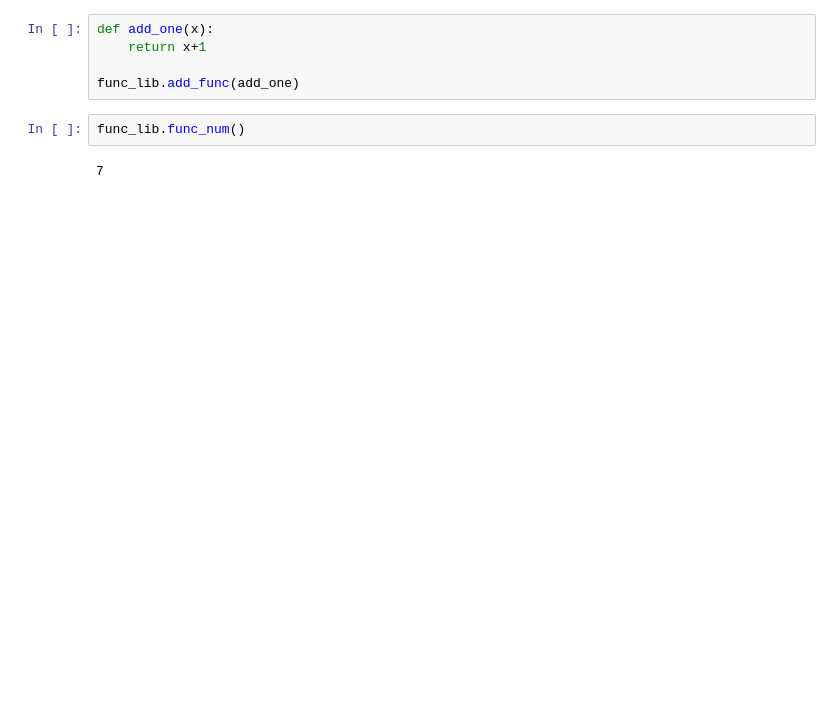
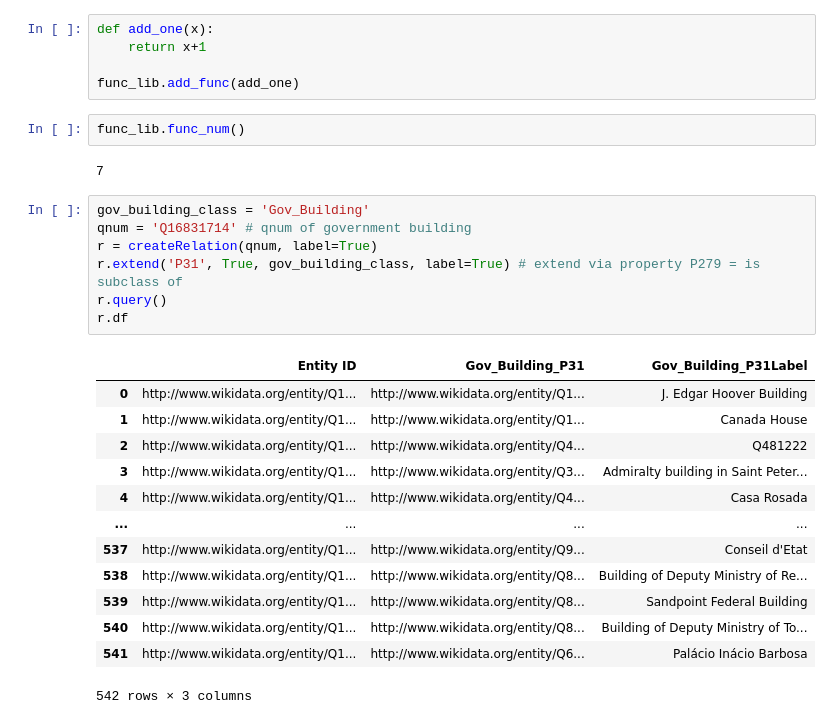
Before and after one commit to mikecafarella/KNP, a Jupyter notebook: index.ipynb, the cells around one changed output. Saved outputs shown, nothing was run; the diff lists cells and outputs as text; blank space fills up the shorter version.

Commit message:
Add feature of obtaining all subclasses

```diff
--- a/index.ipynb
+++ b/index.ipynb
@@ -832,3 +845,24 @@ func_lib.add_func(add_one)
 func_lib.func_num()
 # %% [output]
 7
+# %%
+gov_building_class = 'Gov_Building'
+qnum = 'Q16831714' # qnum of government building
+r = createRelation(qnum, label=True)
+r.extend('P31', True, gov_building_class, label=True) # extend via property P279 = is subclass of
+r.query()
+r.df
+# %% [output]
+|  | Entity ID | Gov_Building_P31 | Gov_Building_P31Label |
+| 0 | http://www.wikidata.org/entity/Q1... | http://www.wikidata.org/entity/Q1... | J. Edgar Hoover Building |
+| 1 | http://www.wikidata.org/entity/Q1... | http://www.wikidata.org/entity/Q1... | Canada House |
+| 2 | http://www.wikidata.org/entity/Q1... | http://www.wikidata.org/entity/Q4... | Q481222 |
+| 3 | http://www.wikidata.org/entity/Q1... | http://www.wikidata.org/entity/Q3... | Admiralty building in Saint Peter... |
+| 4 | http://www.wikidata.org/entity/Q1... | http://www.wikidata.org/entity/Q4... | Casa Rosada |
+| ... | ... | ... | ... |
+| 537 | http://www.wikidata.org/entity/Q1... | http://www.wikidata.org/entity/Q9... | Conseil d'Etat |
+| 538 | http://www.wikidata.org/entity/Q1... | http://www.wikidata.org/entity/Q8... | Building of Deputy Ministry of Re... |
+| 539 | http://www.wikidata.org/entity/Q1... | http://www.wikidata.org/entity/Q8... | Sandpoint Federal Building |
+| 540 | http://www.wikidata.org/entity/Q1... | http://www.wikidata.org/entity/Q8... | Building of Deputy Ministry of To... |
+| 541 | http://www.wikidata.org/entity/Q1... | http://www.wikidata.org/entity/Q6... | Palácio Inácio Barbosa |
+542 rows × 3 columns
```
Also changed, not shown: parts of 4 cells of this notebook.
